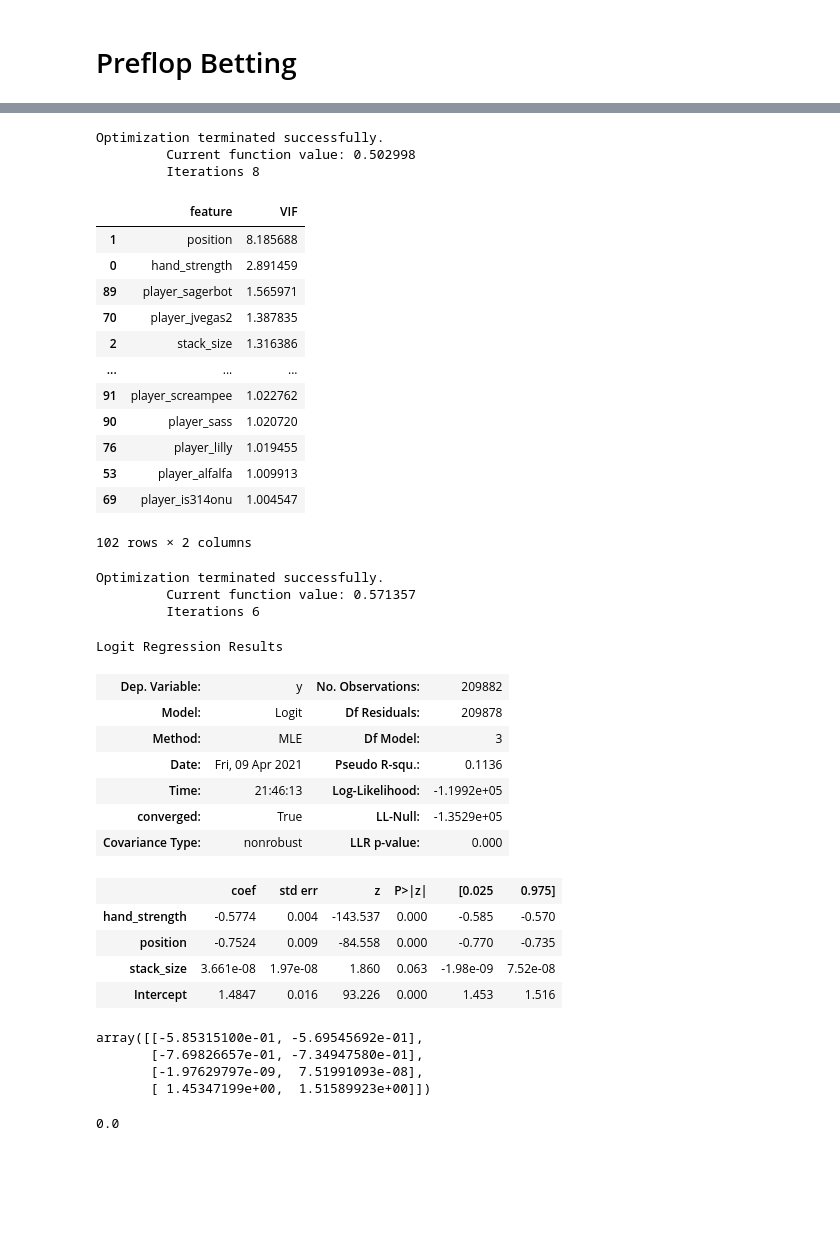
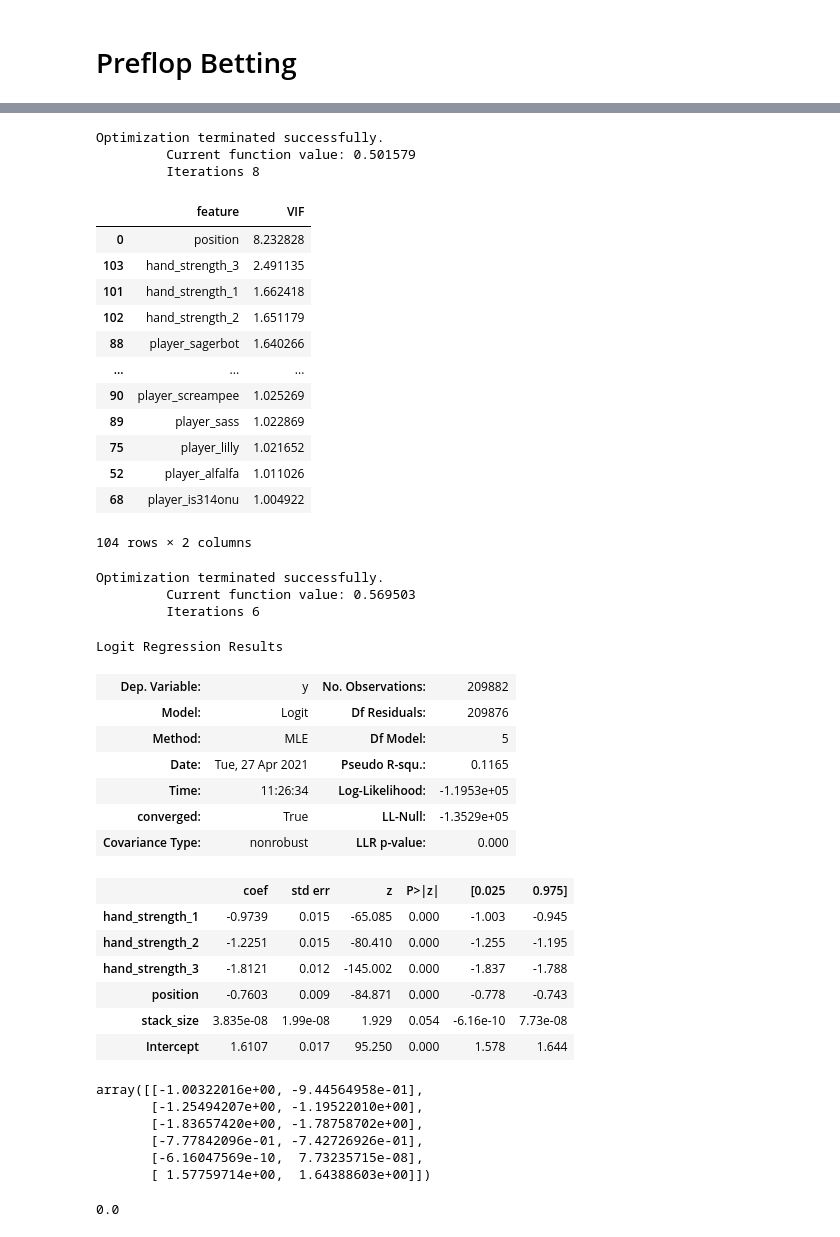
Before and after one commit to DhruvDadhania/project, a Jupyter notebook: Project EDA.ipynb, the cells around one changed output, grey strips where cells are left out. Saved outputs shown, nothing was run; the diff lists cells and outputs as text; code cells hidden in the pictures; blank space fills up the shorter version.

Commit message:
Change hand strength to categorical + minor exploration

```diff
--- a/Project EDA.ipynb
+++ b/Project EDA.ipynb
@@ -171,0 +174,7 @@ pre_raise.head()
+# %%
+top_players = dict(sorted(players.items(), key=lambda x: x[1], reverse=True)[:100])
+raise_prob = []
+pre_raise = pd.read_csv('pre_raise.csv')
+pre_raise = pre_raise.drop(pre_raise.columns[0], axis=1)
+for player in top_players:
+    raise_prob.append(len(pre_raise[pre_raise['player_' + player] == 1].query('didRaise == 1')) / len(pre_raise[pre_raise['player_' + player] == 1]))
@@ -248,53 +269,57 @@ corr = cov / logit.bse / logit.bse[:, None]
 vif_data["VIF"] = np.diag(np.linalg.inv(corr))
 # %% [output]
 Optimization terminated successfully.
-         Current function value: 0.502998
+         Current function value: 0.501579
          Iterations 8
 # %%
 vif_data.sort_values('VIF', axis = 0, ascending = False)
 # %% [output]
 |  | feature | VIF |
-| 1 | position | 8.185688 |
-| 0 | hand_strength | 2.891459 |
-| 89 | player_sagerbot | 1.565971 |
-| 70 | player_jvegas2 | 1.387835 |
-| 2 | stack_size | 1.316386 |
+| 0 | position | 8.232828 |
+| 103 | hand_strength_3 | 2.491135 |
+| 101 | hand_strength_1 | 1.662418 |
+| 102 | hand_strength_2 | 1.651179 |
+| 88 | player_sagerbot | 1.640266 |
 | ... | ... | ... |
-| 91 | player_screampee | 1.022762 |
-| 90 | player_sass | 1.020720 |
-| 76 | player_lilly | 1.019455 |
-| 53 | player_alfalfa | 1.009913 |
-| 69 | player_is314onu | 1.004547 |
+| 90 | player_screampee | 1.025269 |
+| 89 | player_sass | 1.022869 |
+| 75 | player_lilly | 1.021652 |
+| 52 | player_alfalfa | 1.011026 |
+| 68 | player_is314onu | 1.004922 |
-102 rows × 2 columns
+104 rows × 2 columns
 # %%
 # Without player
-logit = sm.Logit(pre_raise['didRaise'].values, pre_raise[['hand_strength', 'position', 'stack_size', 'Intercept']].values).fit()
+logit = sm.Logit(pre_raise['didRaise'].values, pre_raise[['hand_strength_1', 'hand_strength_2', 'hand_strength_3', 'position', 'stack_size', 'Intercept']].values).fit()
 partial_llf = logit.llf
-logit.summary(xname = ['hand_strength', 'position', 'stack_size', 'Intercept'])
+logit.summary(xname = ['hand_strength_1', 'hand_strength_2', 'hand_strength_3', 'position', 'stack_size', 'Intercept'])
 # %% [output]
 Optimization terminated successfully.
-         Current function value: 0.571357
+         Current function value: 0.569503
          Iterations 6
 Logit Regression Results
 | Dep. Variable: | y | No. Observations: | 209882 |
-| Model: | Logit | Df Residuals: | 209878 |
-| Method: | MLE | Df Model: | 3 |
-| Date: | Fri, 09 Apr 2021 | Pseudo R-squ.: | 0.1136 |
-| Time: | 21:46:13 | Log-Likelihood: | -1.1992e+05 |
+| Model: | Logit | Df Residuals: | 209876 |
+| Method: | MLE | Df Model: | 5 |
+| Date: | Tue, 27 Apr 2021 | Pseudo R-squ.: | 0.1165 |
+| Time: | 11:26:34 | Log-Likelihood: | -1.1953e+05 |
 | converged: | True | LL-Null: | -1.3529e+05 |
 | Covariance Type: | nonrobust | LLR p-value: | 0.000 |
 |  | coef | std err | z | P>|z| | [0.025 | 0.975] |
-| hand_strength | -0.5774 | 0.004 | -143.537 | 0.000 | -0.585 | -0.570 |
-| position | -0.7524 | 0.009 | -84.558 | 0.000 | -0.770 | -0.735 |
-| stack_size | 3.661e-08 | 1.97e-08 | 1.860 | 0.063 | -1.98e-09 | 7.52e-08 |
-| Intercept | 1.4847 | 0.016 | 93.226 | 0.000 | 1.453 | 1.516 |
+| hand_strength_1 | -0.9739 | 0.015 | -65.085 | 0.000 | -1.003 | -0.945 |
+| hand_strength_2 | -1.2251 | 0.015 | -80.410 | 0.000 | -1.255 | -1.195 |
+| hand_strength_3 | -1.8121 | 0.012 | -145.002 | 0.000 | -1.837 | -1.788 |
+| position | -0.7603 | 0.009 | -84.871 | 0.000 | -0.778 | -0.743 |
+| stack_size | 3.835e-08 | 1.99e-08 | 1.929 | 0.054 | -6.16e-10 | 7.73e-08 |
+| Intercept | 1.6107 | 0.017 | 95.250 | 0.000 | 1.578 | 1.644 |
 # %%
 logit.conf_int()
 # %% [output]
-array([[-5.85315100e-01, -5.69545692e-01],
-       [-7.69826657e-01, -7.34947580e-01],
-       [-1.97629797e-09,  7.51991093e-08],
-       [ 1.45347199e+00,  1.51589923e+00]])
+array([[-1.00322016e+00, -9.44564958e-01],
+       [-1.25494207e+00, -1.19522010e+00],
+       [-1.83657420e+00, -1.78758702e+00],
+       [-7.77842096e-01, -7.42726926e-01],
+       [-6.16047569e-10,  7.73235715e-08],
+       [ 1.57759714e+00,  1.64388603e+00]])
 # %%
 # https://stackoverflow.com/questions/38248595/likelihood-ratio-test-in-python/38249020
 from scipy.stats.distributions import chi2
```
Also changed, not shown: parts of 14 cells of this notebook.
